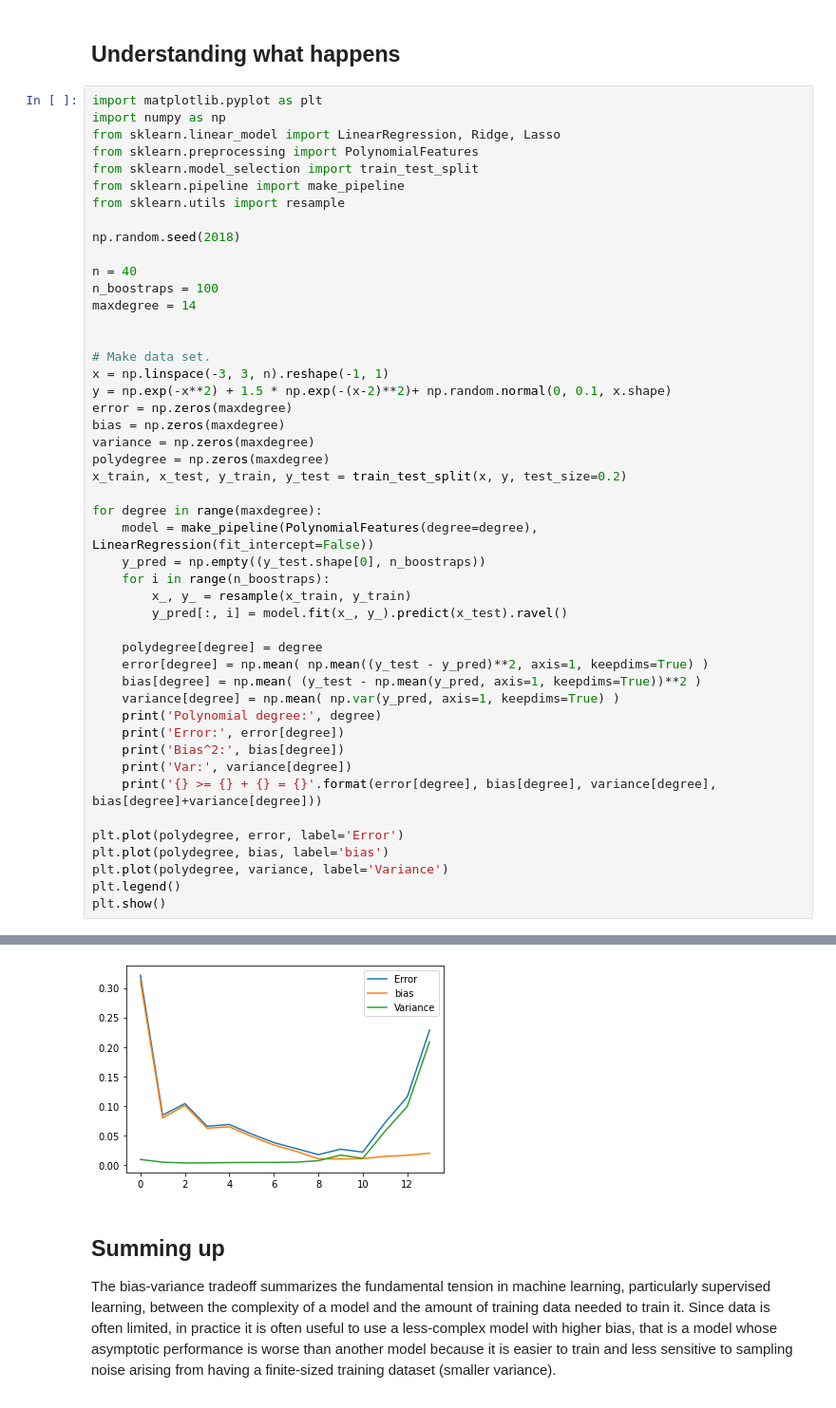
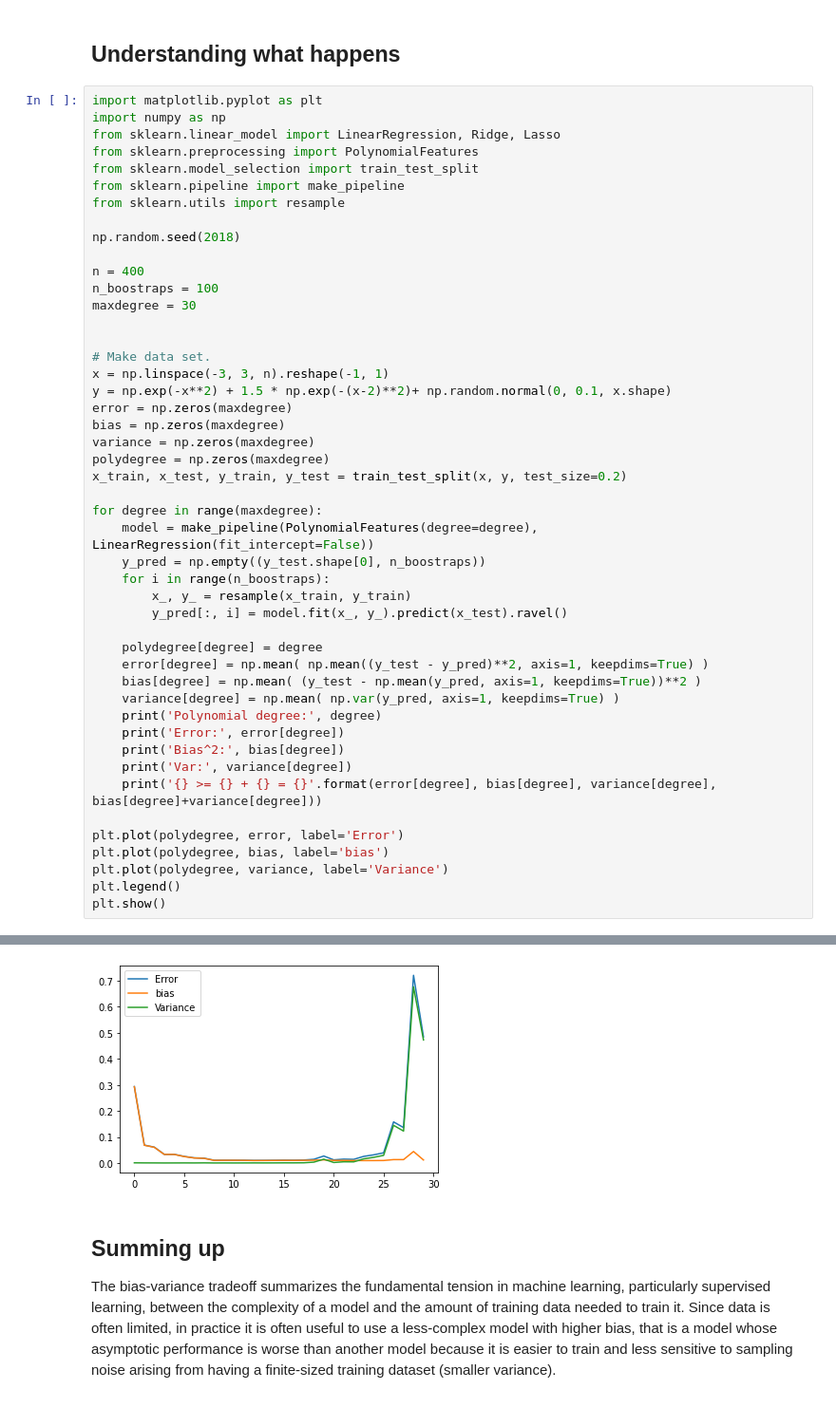
Before and after one commit to CompPhysics/CompSciProgram, a Jupyter notebook: doc/pub/week44/ipynb/week44.ipynb, the cells around one changed output, grey strips where cells are left out. Shown at 95% size. Cells and saved outputs as stored; diff of their text form.

```diff
--- a/doc/pub/week44/ipynb/week44.ipynb
+++ b/doc/pub/week44/ipynb/week44.ipynb
@@ -2120,9 +2120,9 @@ from sklearn.utils import resample
 
 np.random.seed(2018)
 
-n = 40
+n = 400
 n_boostraps = 100
-maxdegree = 14
+maxdegree = 30
 
 
 # Make data set.
@@ -2177,4 +2177,4 @@ Var: 0.20867052175109335
-[figure, old version]
+[figure, new version]
 # %% [markdown]
 ## Summing up
 
```
Also changed, not shown: parts of 6 cells of this notebook.
